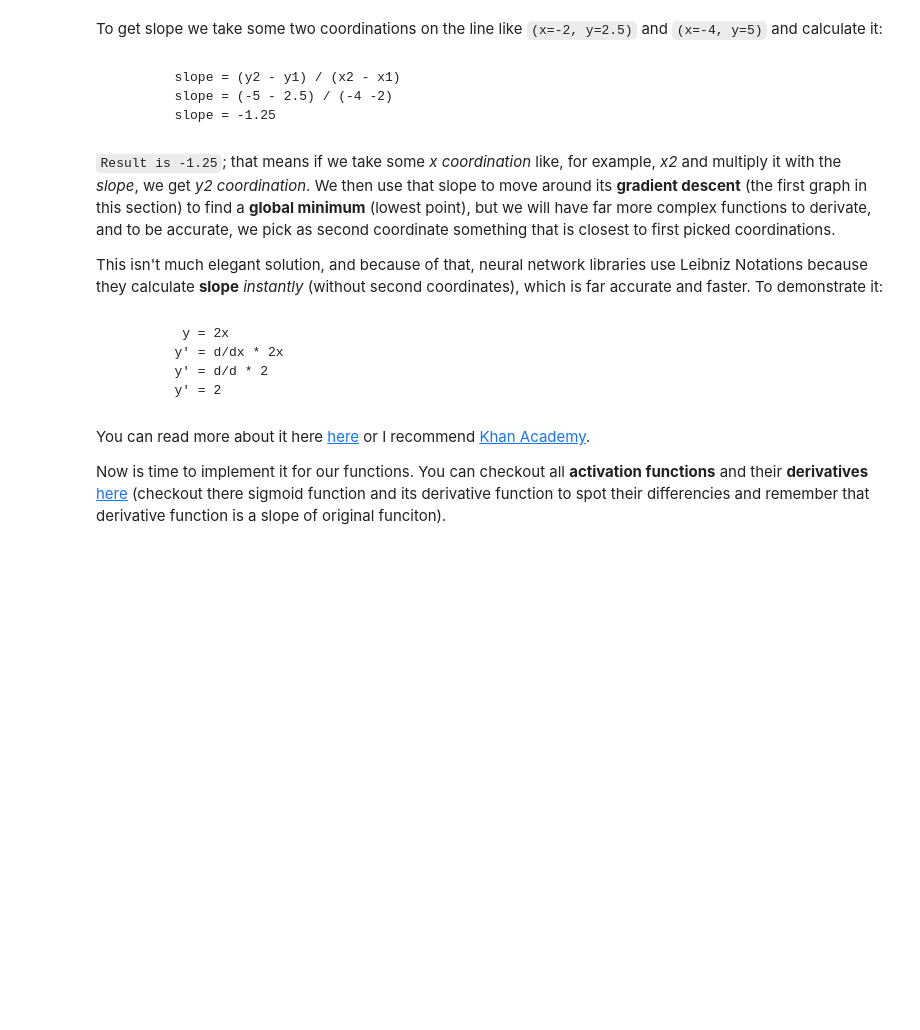
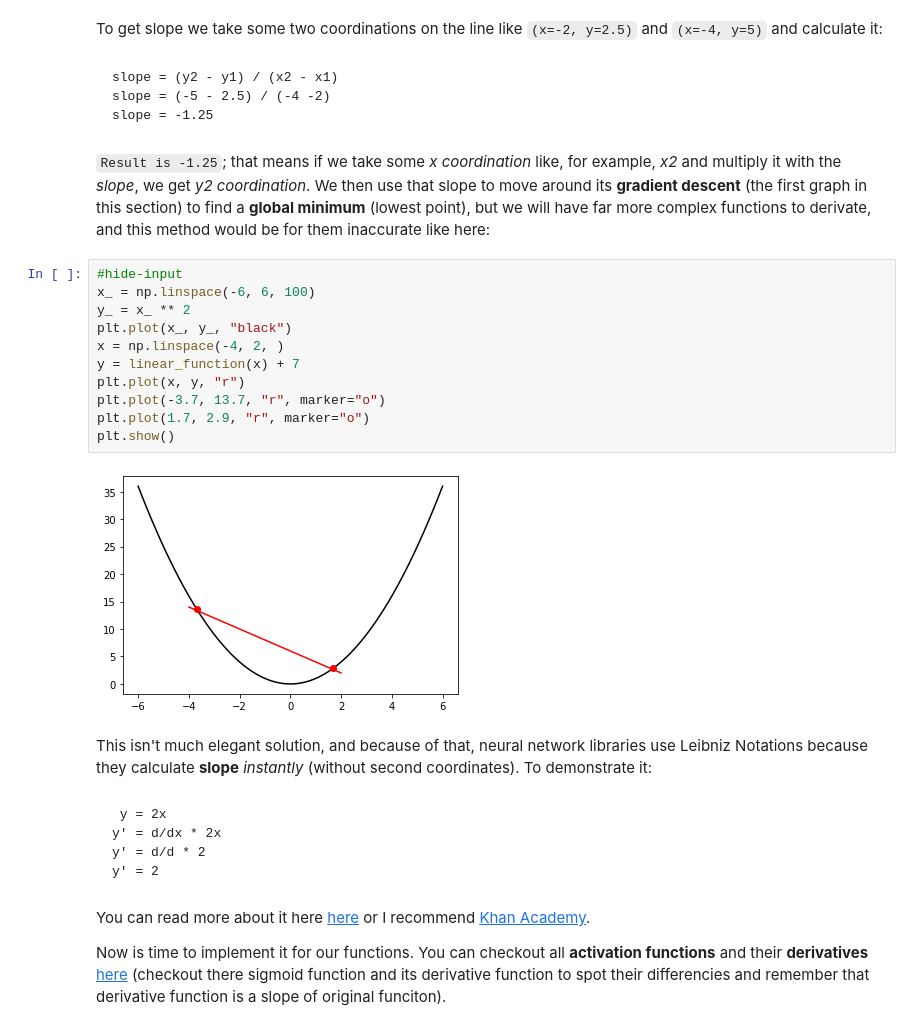
Before and after one commit to ludius0/my-blog, a Jupyter notebook: _notebooks/2020-12-14-Neural-network-from-scratch.ipynb, the cells around one changed output. Saved outputs shown, nothing was run; the diff lists cells and outputs as text; blank space fills up the shorter version.

````diff
--- a/_notebooks/2020-12-14-Neural-network-from-scratch.ipynb
+++ b/_notebooks/2020-12-14-Neural-network-from-scratch.ipynb
@@ -483,20 +488,33 @@ plt.show()
 To get slope we take some two coordinations on the line like `(x=-2, y=2.5)` and `(x=-4, y=5)` and calculate it:
 # %% [markdown]
 ```
-        slope = (y2 - y1) / (x2 - x1)
-        slope = (-5 - 2.5) / (-4 -2)
-        slope = -1.25
+slope = (y2 - y1) / (x2 - x1)
+slope = (-5 - 2.5) / (-4 -2)
+slope = -1.25
 ```
 # %% [markdown]
-`Result is -1.25`; that means if we take some *x coordination* like, for example, *x2* and multiply it with the *slope*, we get *y2 coordination*. We then use that slope to move around its **gradient descent** (the first graph in this section) to find a **global minimum** (lowest point), but we will have far more complex functions to derivate, and to be accurate, we pick as second coordinate something that is closest to first picked coordinations.
-
-This isn't much elegant solution, and because of that, neural network libraries use Leibniz Notations because they calculate **slope** *instantly* (without second coordinates), which is far accurate and faster. To demonstrate it:
+`Result is -1.25`; that means if we take some *x coordination* like, for example, *x2* and multiply it with the *slope*, we get *y2 coordination*. We then use that slope to move around its **gradient descent** (the first graph in this section) to find a **global minimum** (lowest point), but we will have far more complex functions to derivate, and this method would be for them inaccurate like here:
+# %%
+#hide-input
+x_ = np.linspace(-6, 6, 100)
+y_ = x_ ** 2
+plt.plot(x_, y_, "black")
+x = np.linspace(-4, 2, )
+y = linear_function(x) + 7
+plt.plot(x, y, "r")
+plt.plot(-3.7, 13.7, "r", marker="o")
+plt.plot(1.7, 2.9, "r", marker="o")
+plt.show()
+# %% [output]
+[figure, added]
+# %% [markdown]
+This isn't much elegant solution, and because of that, neural network libraries use Leibniz Notations because they calculate **slope** *instantly* (without second coordinates). To demonstrate it:
 # %% [markdown]
 ```
-         y = 2x
-        y' = d/dx * 2x
-        y' = d/d * 2
-        y' = 2
+ y = 2x
+y' = d/dx * 2x
+y' = d/d * 2
+y' = 2
 ```
 # %% [markdown]
 You can read more about it here [here](https://www.mathsisfun.com/calculus/derivatives-introduction.html) or I recommend [Khan Academy](https://www.khanacademy.org/math/calculus-all-old/taking-derivatives-calc).
````
Also changed, not shown: parts of 34 cells of this notebook, 4 other files.
